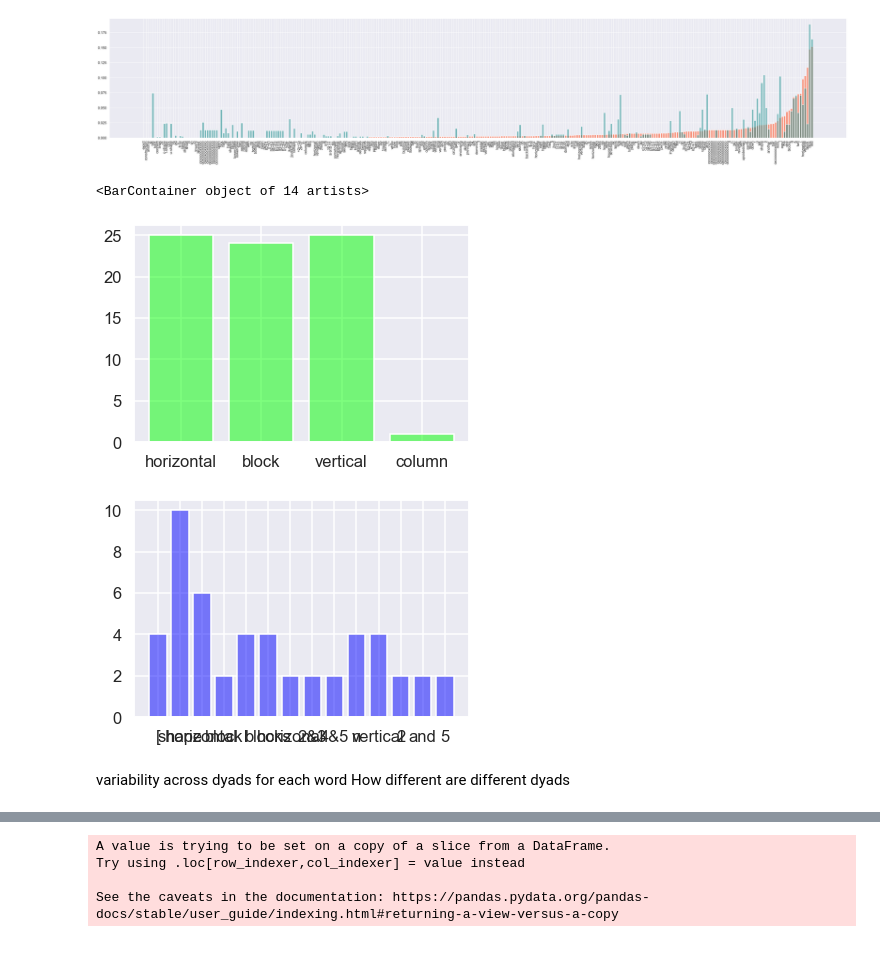
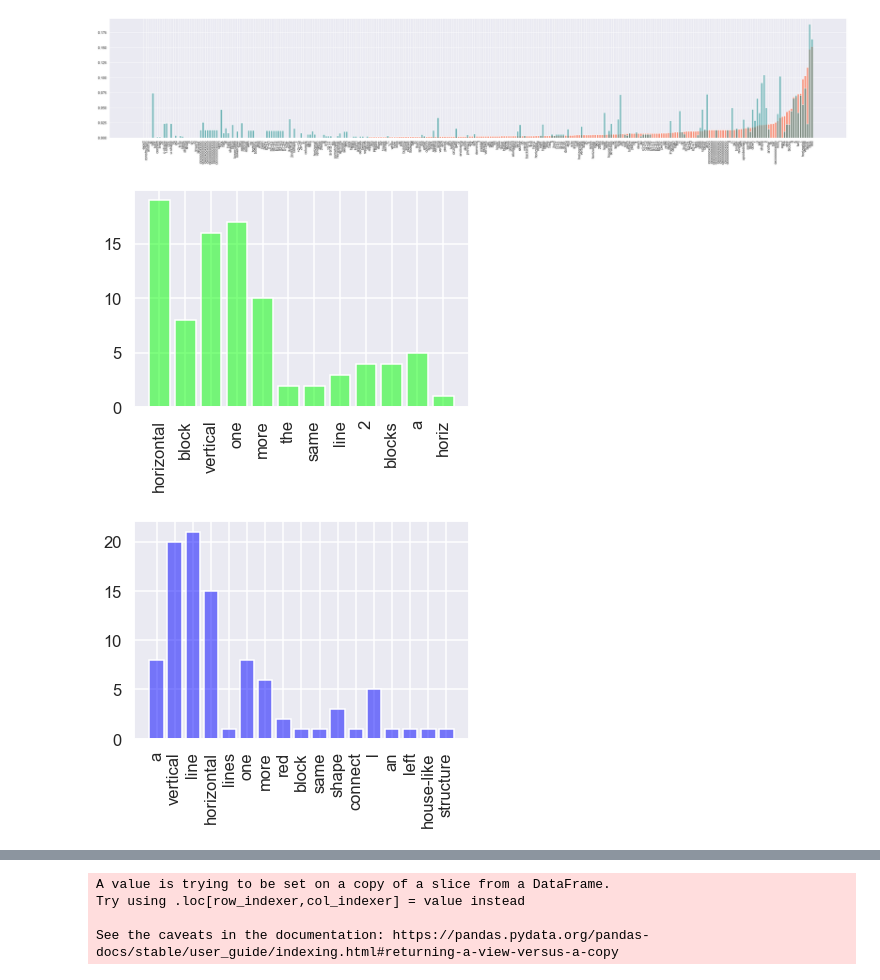
Before and after one commit to cogtoolslab/compositional-abstractions, a Jupyter notebook: analysis/compabs_ORLR20.ipynb, the cells around one changed output, grey strips where cells are left out. Drawn from its saved outputs; the diff is of its cells as text; code cells hidden in the pictures; blank space fills up the shorter version.

Commit message:
cluster plots

```diff
--- a/analysis/compabs_ORLR20.ipynb
+++ b/analysis/compabs_ORLR20.ipynb
@@ -385,22 +386,22 @@ plt.savefig('words.pdf')
 # %% [output]
 [figure]
 # %%
+# inspect words from one dyay
+
 fig = plt.figure()
 ax = fig.add_subplot(111)
-dyad_num = 35
+dyad_num = 4
 
 counts = df_refexp[(df_refexp.repNum==0) & (df_refexp.gameid==dyads[dyad_num])]['word_freq'].iloc[0]
 ax.bar(x = list(counts.keys()), height= list(counts.values()), fc=(0, 1, 0, 0.5))
+_ = plt.xticks(rotation='vertical')
 
 fig = plt.figure()
 ax = fig.add_subplot(111)
 
 counts = df_refexp[(df_refexp.repNum==3) & (df_refexp.gameid==dyads[dyad_num])]['word_freq'].iloc[0]
 ax.bar(x = list(counts.keys()), height= list(counts.values()), fc=(0, 0, 1, 0.5))
+_ = plt.xticks(rotation='vertical')
 # %% [output]
-<BarContainer object of 14 artists>
-[figure, old version]
+[figure, new version]
-[figure, old version]
+[figure, new version]
-# %% [markdown]
-variability across dyads for each word
-How different are different dyads
```
Also changed, not shown: parts of 74 cells of this notebook.
